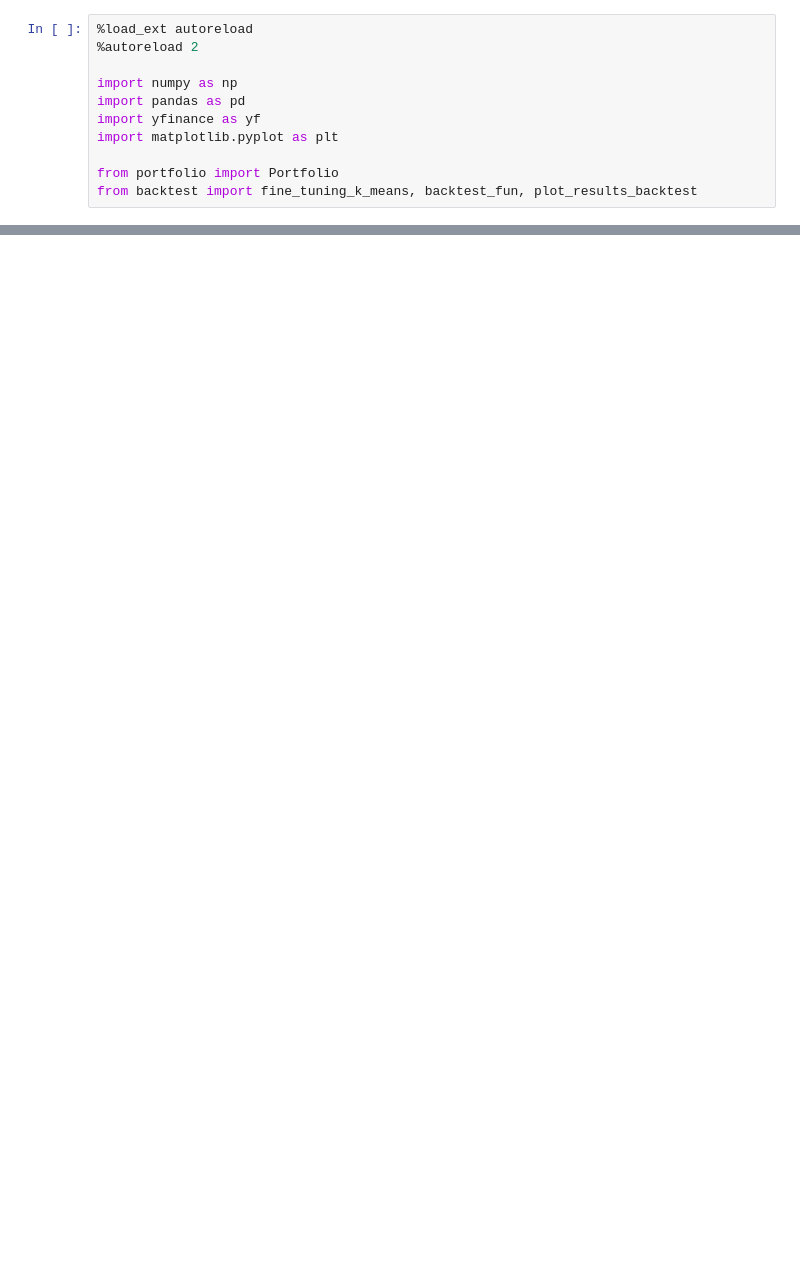
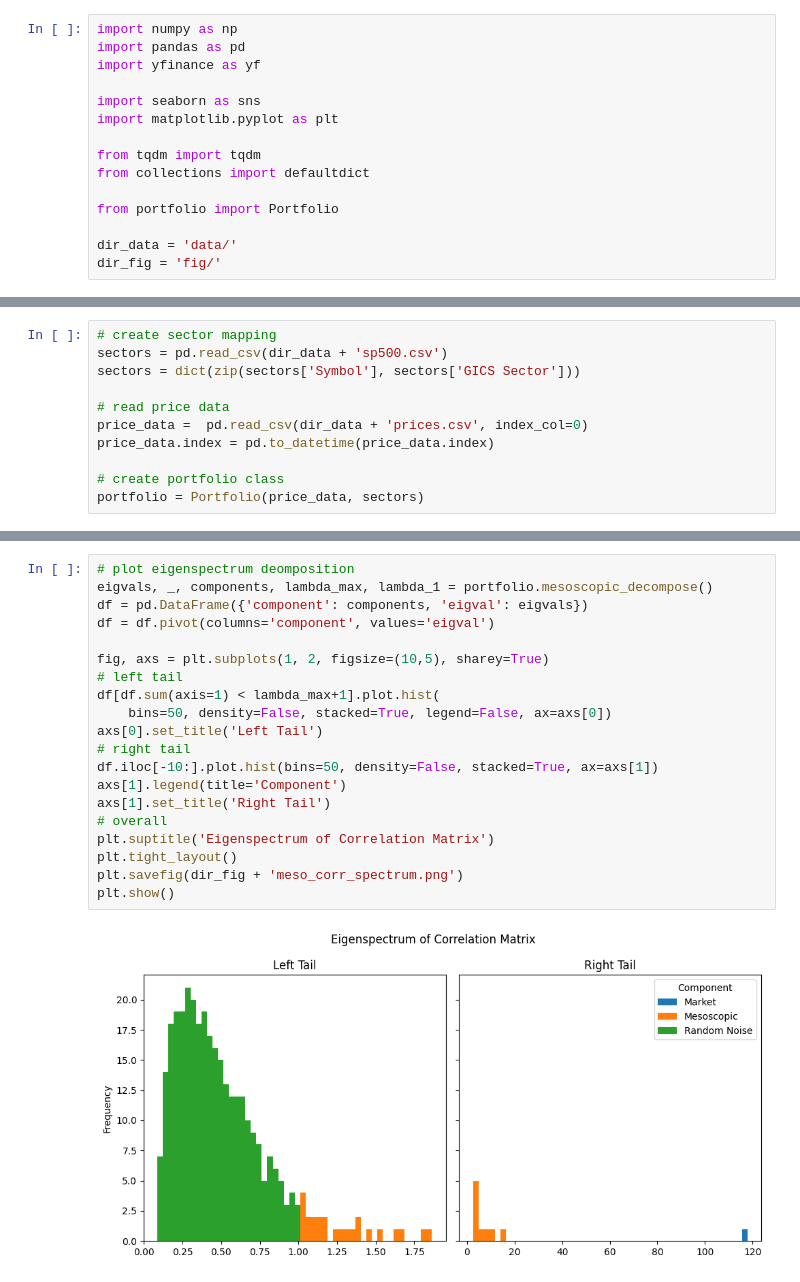
Before and after one commit to BillyLjm/Mesoscopic-Community-Portfolio-Optimisation, a Jupyter notebook: mesoscopic_community_portfolio.ipynb, the cells around one changed output, grey strips where cells are left out. Cells and saved outputs as stored; diff of their text form; blank space fills up the shorter version.

Commit message:
refactor backtesting

```diff
--- a/mesoscopic_community_portfolio.ipynb
+++ b/mesoscopic_community_portfolio.ipynb
@@ -1,12 +3,16 @@
 # %%
-%load_ext autoreload
-%autoreload 2
-
 import numpy as np
 import pandas as pd
 import yfinance as yf
+
+import seaborn as sns
 import matplotlib.pyplot as plt
 
+from tqdm import tqdm
+from collections import defaultdict
+
 from portfolio import Portfolio
-from backtest import fine_tuning_k_means, backtest_fun, plot_results_backtest
+
+dir_data = 'data/'
+dir_fig = 'fig/'
 # %% [markdown]
@@ -348,0 +65,11 @@ Cluster found: 4
+# %%
+# create sector mapping
+sectors = pd.read_csv(dir_data + 'sp500.csv')
+sectors = dict(zip(sectors['Symbol'], sectors['GICS Sector']))
+
+# read price data
+price_data =  pd.read_csv(dir_data + 'prices.csv', index_col=0)
+price_data.index = pd.to_datetime(price_data.index)
+
+# create portfolio class
+portfolio = Portfolio(price_data, sectors)
@@ -348,0 +80,22 @@ Cluster found: 4
+# %%
+# plot eigenspectrum deomposition
+eigvals, _, components, lambda_max, lambda_1 = portfolio.mesoscopic_decompose()
+df = pd.DataFrame({'component': components, 'eigval': eigvals})
+df = df.pivot(columns='component', values='eigval')
+
+fig, axs = plt.subplots(1, 2, figsize=(10,5), sharey=True)
+# left tail
+df[df.sum(axis=1) < lambda_max+1].plot.hist(
+    bins=50, density=False, stacked=True, legend=False, ax=axs[0])
+axs[0].set_title('Left Tail')
+# right tail
+df.iloc[-10:].plot.hist(bins=50, density=False, stacked=True, ax=axs[1])
+axs[1].legend(title='Component')
+axs[1].set_title('Right Tail')
+# overall
+plt.suptitle('Eigenspectrum of Correlation Matrix')
+plt.tight_layout()
+plt.savefig(dir_fig + 'meso_corr_spectrum.png')
+plt.show()
+# %% [output]
+[figure, added]
```
Also changed, not shown: parts of 29 cells of this notebook, 10 other files.
